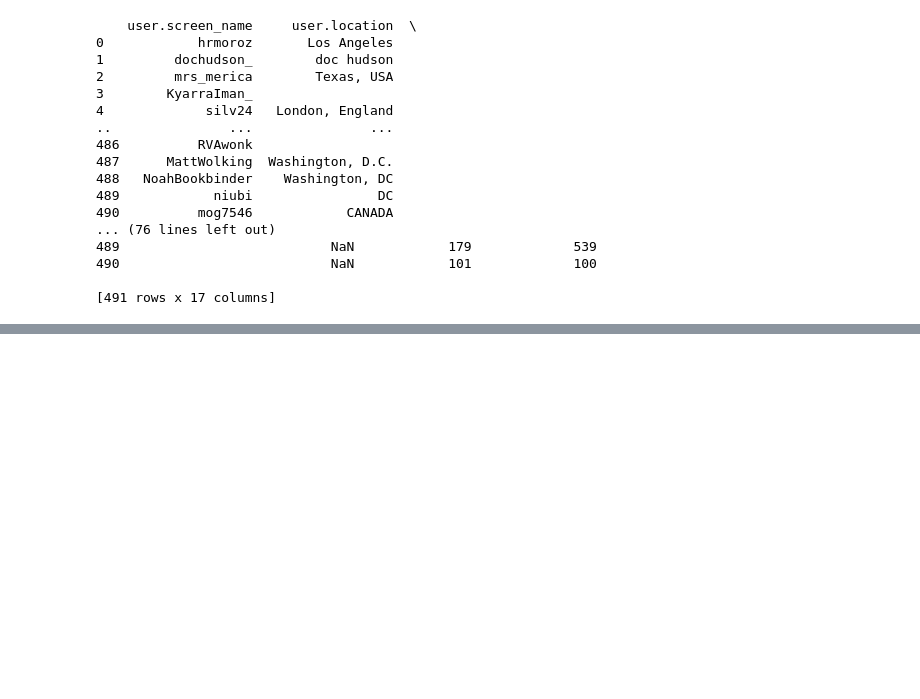
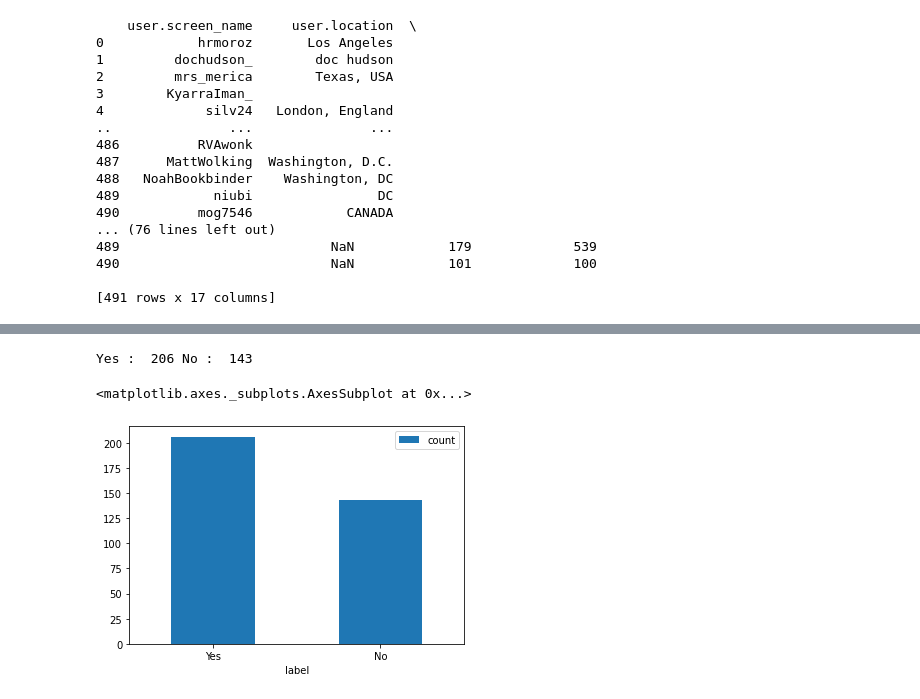
Before and after one commit to DebanjanaKar/Covid19_FakeNews_Detection, a Jupyter notebook: preprocess_data.ipynb, the cells around one changed output, grey strips where cells are left out. Drawn from its saved outputs; the diff is of its cells as text; code cells hidden in the pictures; blank space fills up the shorter version.

```diff
--- a/preprocess_data.ipynb
+++ b/preprocess_data.ipynb
@@ -20,3 +20,21 @@ df
 | 502 | 1235959558058754048 | #FOX to cause PANDEMIC #FoxNews i... | yes |
 | 503 | 1235985070009221120 | NURTW Lagos is already sensitizin... | yes |
 504 rows × 3 columns
+# %%
+#translate to Indic languages
+from googletrans import Translator
+translator = Translator()
+
+#df_bangla = df.copy()
+#df_bangla['text'] = df_bangla['text'].apply(lambda text : translator.translate(text, dest='bn').text)
+
+df_hindi = df.copy()
+df_hindi['text'] = df_hindi['text'].apply(lambda text : translator.translate(text, dest='hi').text)
+# %%
+#drop rows with english text
+#idx_drop_bn = [index for index, row in df_bangla.iterrows() if translator.detect(row['text']).lang == 'en']
+idx_drop_hi = [index for index, row in df_hindi.iterrows() if translator.detect(row['text']).lang == 'en']
+# %%
+df_hindi_mod = df_hindi.copy()
+df_hindi_mod = df_hindi_mod.drop(idx_drop_hi)
+print(len(df_hindi_mod))
@@ -225,0 +330,10 @@ favourite_count
+# %%
+#hindi dataset stats
+lst = df_hindi_mod['Has_Verifiable_Claim'].to_list()
+print('Yes : ', lst.count('yes'), 'No : ', lst.count('no') )
+df_plot = pd.DataFrame({'label':['Yes', 'No'], 'count':[lst.count('yes'), lst.count('no')]})
+df_plot.plot.bar(x='label', y='count', rot=0)
+# %% [output]
+Yes :  206 No :  143
+<matplotlib.axes._subplots.AxesSubplot at 0x...>
+[figure, added]
```
Also changed, not shown: parts of 13 cells of this notebook.
